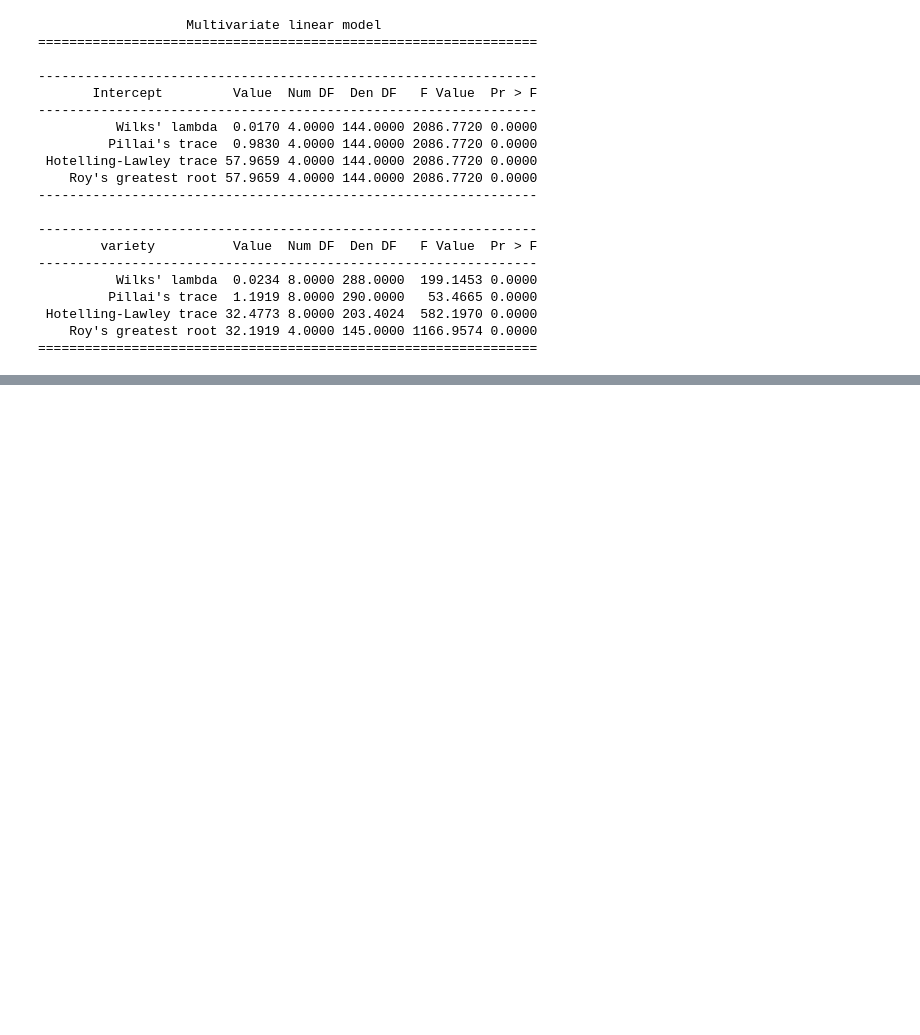
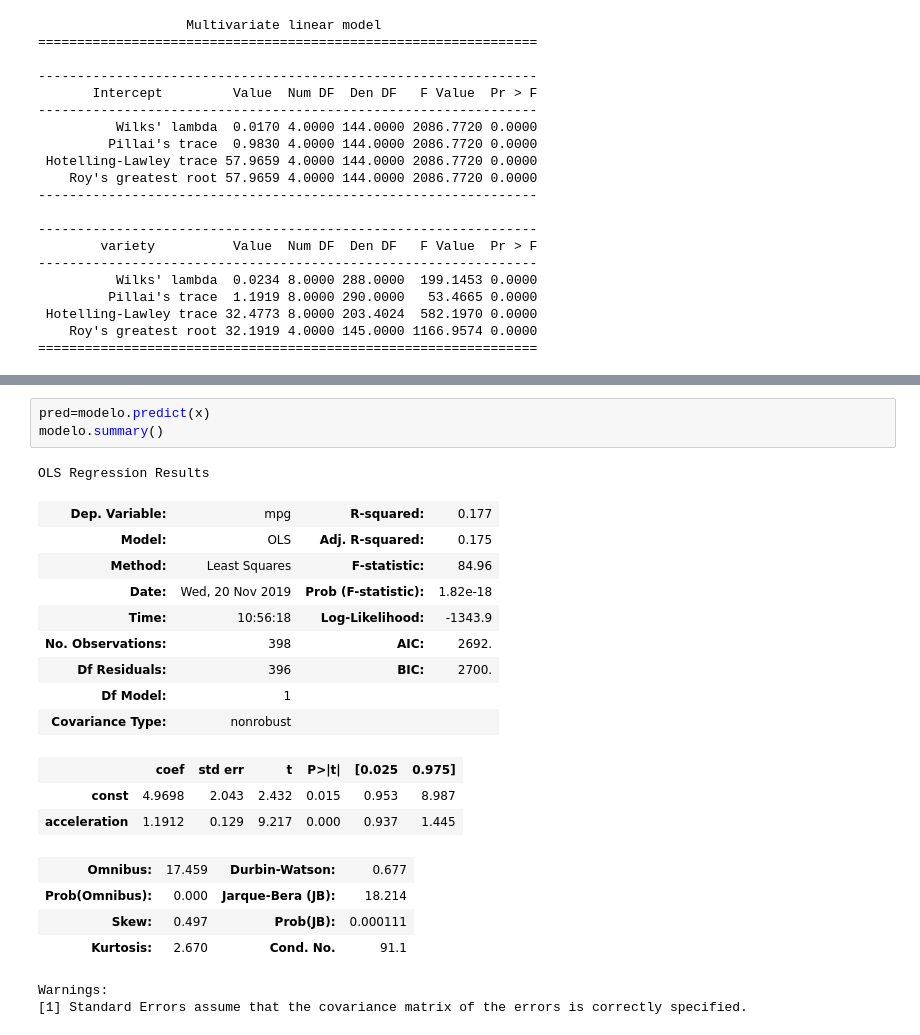
Before and after one commit to aeonryu/clases_datamex1019, a Jupyter notebook: w5_d3 - More Htest, Bayes, AB testing.ipynb, the cells around one changed output, grey strips where cells are left out. Cells and saved outputs as stored; diff of their text form; blank space fills up the shorter version.

```diff
--- a/w5_d3 - More Htest, Bayes, AB testing.ipynb
+++ b/w5_d3 - More Htest, Bayes, AB testing.ipynb
@@ -198,0 +280,23 @@ print (manova.mv_test())
+# %%
+pred=modelo.predict(x)
+modelo.summary()
+# %% [output]
+OLS Regression Results
+| Dep. Variable: | mpg | R-squared: | 0.177 |
+| Model: | OLS | Adj. R-squared: | 0.175 |
+| Method: | Least Squares | F-statistic: | 84.96 |
+| Date: | Wed, 20 Nov 2019 | Prob (F-statistic): | 1.82e-18 |
+| Time: | 10:56:18 | Log-Likelihood: | -1343.9 |
+| No. Observations: | 398 | AIC: | 2692. |
+| Df Residuals: | 396 | BIC: | 2700. |
+| Df Model: | 1 |  |  |
+| Covariance Type: | nonrobust |  |  |
+|  | coef | std err | t | P>|t| | [0.025 | 0.975] |
+| const | 4.9698 | 2.043 | 2.432 | 0.015 | 0.953 | 8.987 |
+| acceleration | 1.1912 | 0.129 | 9.217 | 0.000 | 0.937 | 1.445 |
+| Omnibus: | 17.459 | Durbin-Watson: | 0.677 |
+| Prob(Omnibus): | 0.000 | Jarque-Bera (JB): | 18.214 |
+| Skew: | 0.497 | Prob(JB): | 0.000111 |
+| Kurtosis: | 2.670 | Cond. No. | 91.1 |
+Warnings:
+[1] Standard Errors assume that the covariance matrix of the errors is correctly specified.
```
Also changed, not shown: parts of 20 cells of this notebook, 1 other file.
